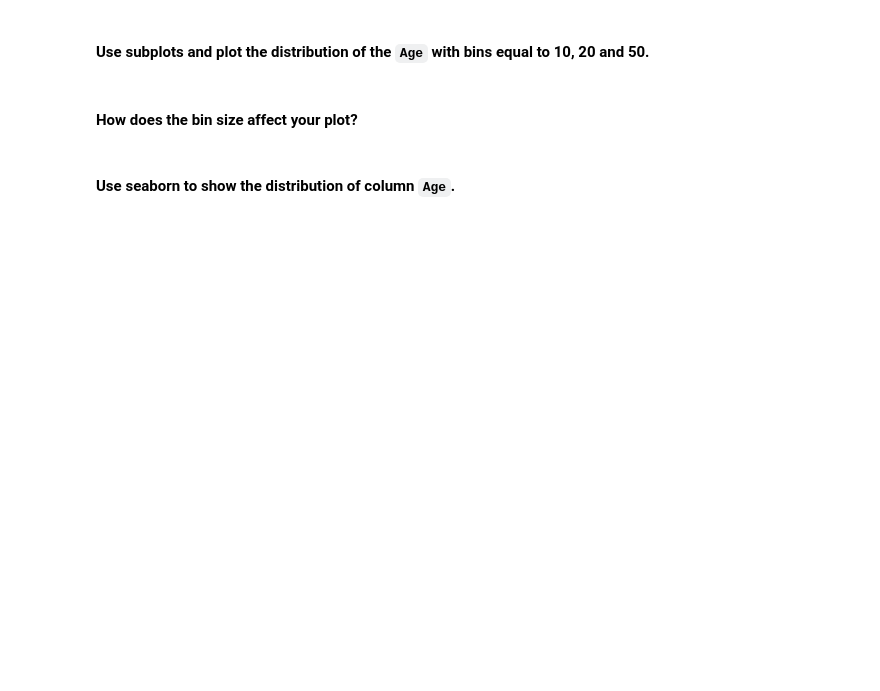
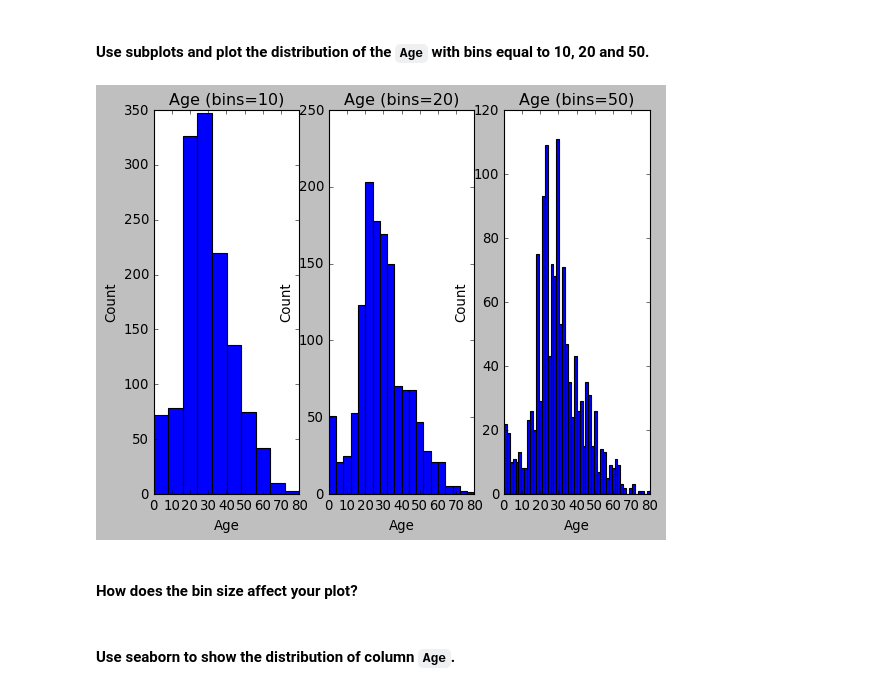
Before and after one commit to Ironhack-Data-Madrid-Abril-2023/5.2-lab_matplotlib_seaborn, a Jupyter notebook: your-code/main.ipynb, the cells around one changed output. Cells and saved outputs as stored; diff of their text form; code cells hidden in the pictures; blank space fills up the shorter version.

```diff
--- a/your-code/main.ipynb
+++ b/your-code/main.ipynb
@@ -97,2 +169,25 @@ x
+# %%
+# your code here
+plt.subplot(1,3,1)
+plt.hist(titanic['Age'], bins=10)
+plt.title('Age (bins=10)')
+plt.xlabel('Age')
+plt.ylabel('Count')
+
+plt.subplot(1,3,2)
+plt.hist(titanic['Age'], bins=20)
+plt.title('Age (bins=20)')
+plt.xlabel('Age')
+plt.ylabel('Count')
+
+plt.subplot(1,3,3)
+plt.hist(titanic['Age'], bins=50)
+plt.title('Age (bins=50)')
+plt.xlabel('Age')
+plt.ylabel('Count')
+
+plt.show();
+# %% [output]
+[figure, added]
 # %% [markdown]
 #### How does the bin size affect your plot?
```
Also changed, not shown: parts of 17 cells of this notebook.
